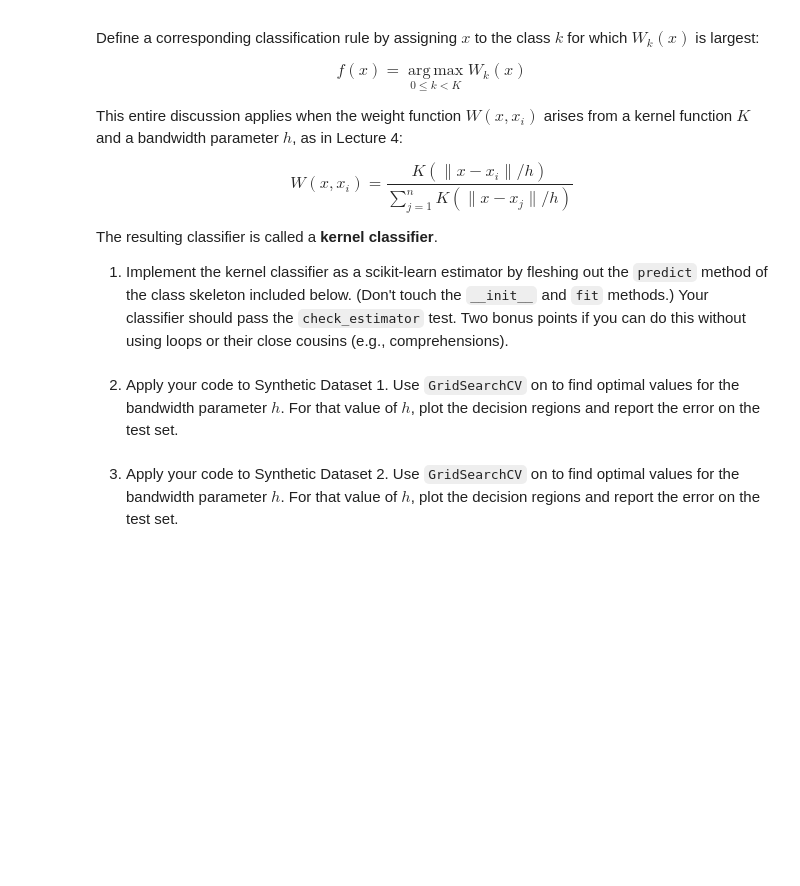
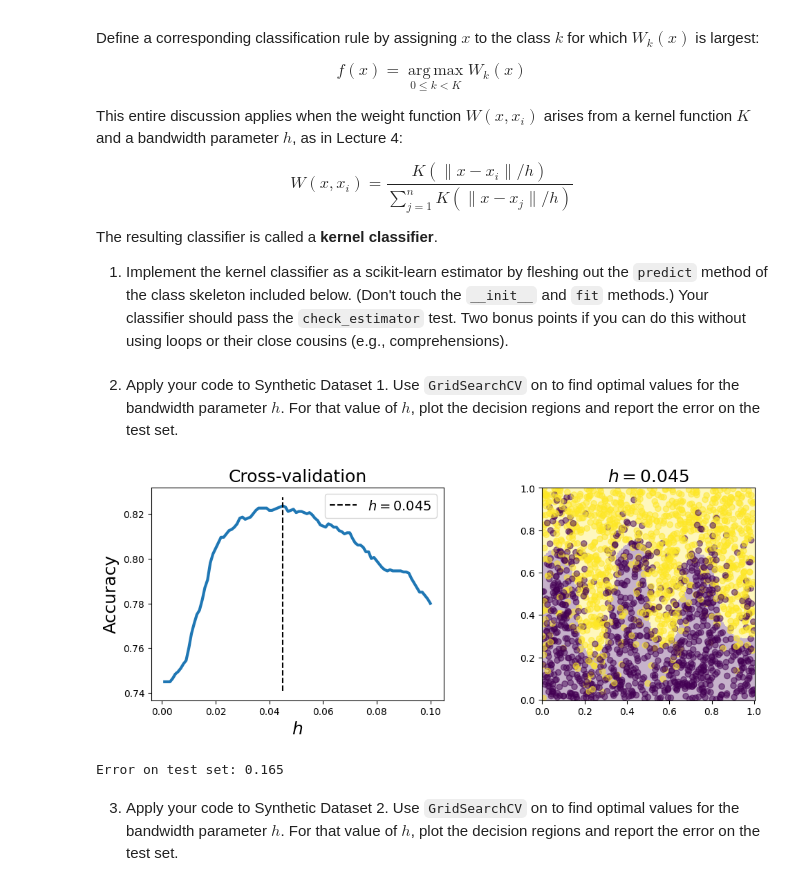
Before and after one commit to avoytkiv/MDSA-UofC, a Jupyter notebook: DATA607/assignments/Assignment-2.ipynb, the cells around one changed output. Saved outputs shown, nothing was run; the diff lists cells and outputs as text; code cells hidden in the pictures; blank space fills up the shorter version.

Commit message:
Data607 assignment-2

```diff
--- a/DATA607/assignments/Assignment-2.ipynb
+++ b/DATA607/assignments/Assignment-2.ipynb
@@ -153,6 +261,21 @@ class KernelClassifier(BaseEstimator, ClassifierMixin):
         check_is_fitted(self)
         X = check_array(X)
         # your code here
+        # check that the number of features in X matches the number of features in fit
+        # this is required by scikit-learn
+        if X.shape[1] != self.n_features_in_:
+            raise ValueError("The number of features in predict is different from the number of features in fit.")
+        # Compute pairwise distances between test points and training points
+        dists = np.linalg.norm(self.X_.reshape(-1, 1, self.n_features_in_) - X.reshape(1, -1, self.n_features_in_), axis=2)
+
+        # Apply the kernel function and normalize by bandwidth
+        kernel_vals = self.K(dists / self.h)
+
+        # Compute weights for each class
+        weights = np.array([kernel_vals[self.y_ == c].sum(axis=0) for c in self.classes_])
+
+        # Predict the class with the highest weight
+        return self.classes_[np.argmax(weights, axis=0)]
 
 check_estimator(KernelClassifier())
 # %% [markdown]
@@ -163,2 +283,51 @@ X_te, y_te = make_two_class_data(2000, random_state=47)
+# %%
+from sklearn.model_selection import GridSearchCV
+
+# Generate training and test data
+X_tr, y_tr = make_two_class_data(2000, random_state=46)
+X_te, y_te = make_two_class_data(2000, random_state=47)
+
+# Find optimal value of h
+hs = np.arange(0.001, 0.101, 0.001)
+
+param_grid = {"h": hs}
+search = GridSearchCV(KernelClassifier(), param_grid=param_grid, scoring="accuracy", cv=5)
+search.fit(X_tr, y_tr)
+h = search.best_params_["h"]
+model = search.best_estimator_
+
+def make_decision_regions(x=None, y=None, model=None):
+    '''Make a grid of points and predict the class at each point.'''
+    X, Y = np.meshgrid(x, y)
+    XY = np.array([X.ravel(), Y.ravel()]).T #numpy.ravel() Return a contiguous flattened array.
+    assert XY.shape == (len(x)*len(y), 2)
+    Z = model.predict(XY).reshape(X.shape)
+    return X, Y, Z
+
+# Plot the cross-validation results and the decision regions
+fig, (ax0, ax1) = plt.subplots(1, 2, figsize=(12, 4))
+
+ax0.plot(hs, search.cv_results_["mean_test_score"], lw=3)
+ax0.plot([h, h], ax0.get_ylim(), "k--", label=f"$h={h}$")
+ax0.set_xlabel("$h$", fontsize=18)
+ax0.set_ylabel("Accuracy", fontsize=18)
+ax0.legend(fontsize=14, loc="upper right")
+ax0.set_title("Cross-validation", fontsize=18)
+y0, y1 = ax0.get_ylim()
+
+U, V, W = make_decision_regions(x=np.linspace(0, 1, 200), y=np.linspace(0, 1, 200), model=model)
+ax1 = plt.gca() #Get the current Axes.
+ax1.pcolormesh(U, V, W, shading="auto", alpha=0.3)
+ax1.scatter(*X_te.T, c=y_te,alpha=0.5)
+ax1.set_aspect("equal")
+ax1.set_title(f"$h={h}$", fontsize=18)
+
+plt.show()
+
+# Report the error on the test set
+print(f"Error on test set: {1 - model.score(X_te, y_te):.3f}")
+# %% [output]
+[figure, added]
+Error on test set: 0.165
 # %% [markdown]
 3. Apply your code to Synthetic Dataset 2. Use `GridSearchCV` on to find optimal values for the bandwidth parameter $h$. For that value of $h$, plot the decision regions and report the error on the test set.
```
Also changed, not shown: parts of 21 cells of this notebook.
